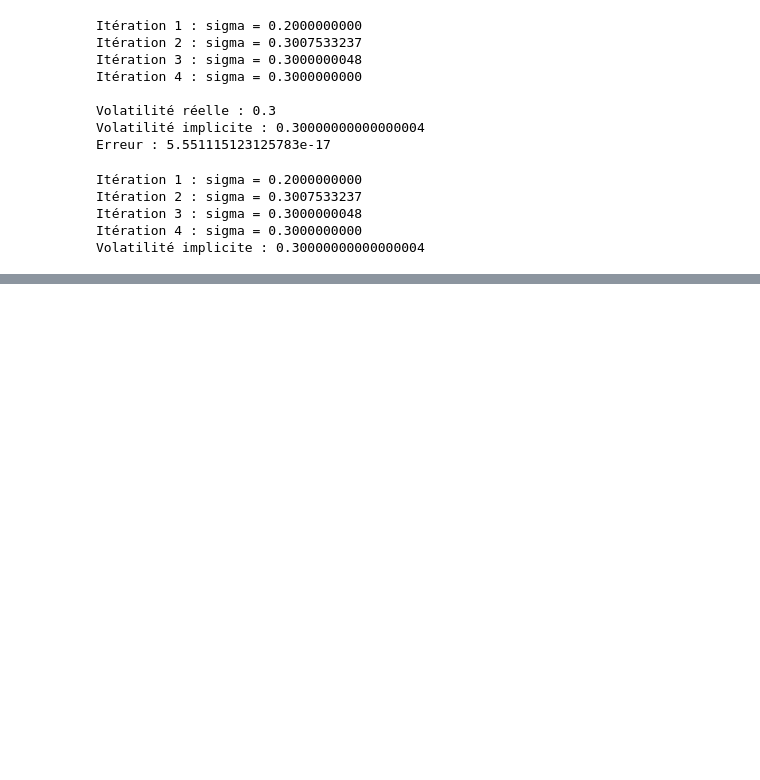
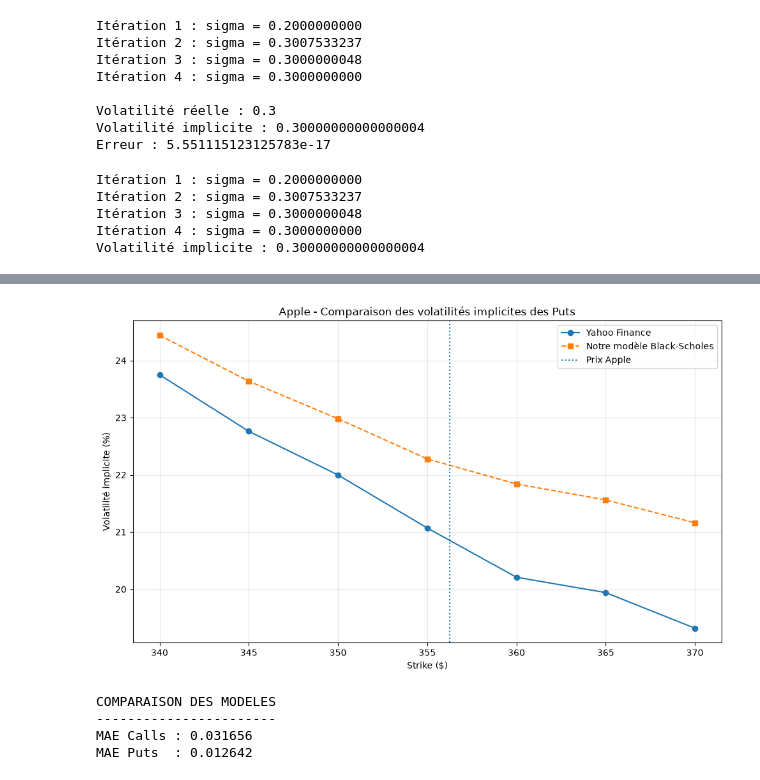
Before and after one commit to mamethiernot099-wq/options-pricer-delta-hedging, a Jupyter notebook: notebooks/analysis.ipynb, the cells around one changed output, grey strips where cells are left out. Cells and saved outputs as stored; diff of their text form; code cells hidden in the pictures; blank space fills up the shorter version.

```diff
--- a/notebooks/analysis.ipynb
+++ b/notebooks/analysis.ipynb
@@ -885,0 +1545,61 @@ Volatilité implicite : 0.30000000000000004
+# %%
+
+plt.figure(figsize=(10, 6))
+
+plt.plot(
+    puts_results["strike"],
+    puts_results["iv_yahoo"] * 100,
+    marker="o",
+    label="Yahoo Finance"
+)
+
+plt.plot(
+    puts_results["strike"],
+    puts_results["iv_model"] * 100,
+    marker="s",
+    linestyle="--",
+    label="Notre modèle Black-Scholes"
+)
+
+plt.axvline(S0, linestyle=":", label="Prix Apple")
+
+plt.xlabel("Strike ($)")
+plt.ylabel("Volatilité implicite (%)")
+plt.title("Apple - Comparaison des volatilités implicites des Puts")
+
+plt.legend()
+plt.grid(alpha=0.3)
+plt.tight_layout()
+
+plt.savefig("../figures/aapl_puts_comparison.png", dpi=300)
+plt.show()
+# %% [output]
+[figure, added]
+# %%
+
+# Calcul de l'erreur absolue moyenne
+
+mae_calls = np.mean(
+    np.abs(
+        calls_results["iv_model"] -
+        calls_results["iv_yahoo"]
+    )
+)
+
+mae_puts = np.mean(
+    np.abs(
+        puts_results["iv_model"] -
+        puts_results["iv_yahoo"]
+    )
+)
+
+print("COMPARAISON DES MODELES")
+print("-----------------------")
+
+print("MAE Calls :", round(mae_calls, 6))
+print("MAE Puts  :", round(mae_puts, 6))
+# %% [output]
+COMPARAISON DES MODELES
+-----------------------
+MAE Calls : 0.031656
+MAE Puts  : 0.012642
```
Also changed, not shown: parts of 15 cells of this notebook, 10 other files.
